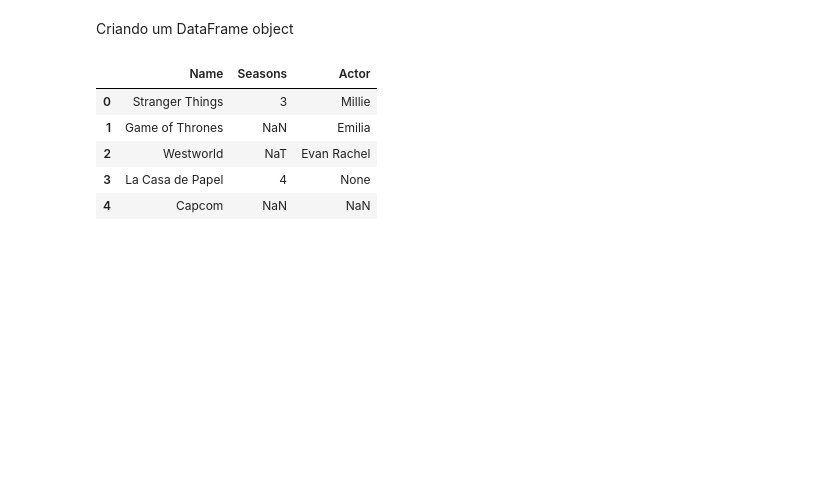
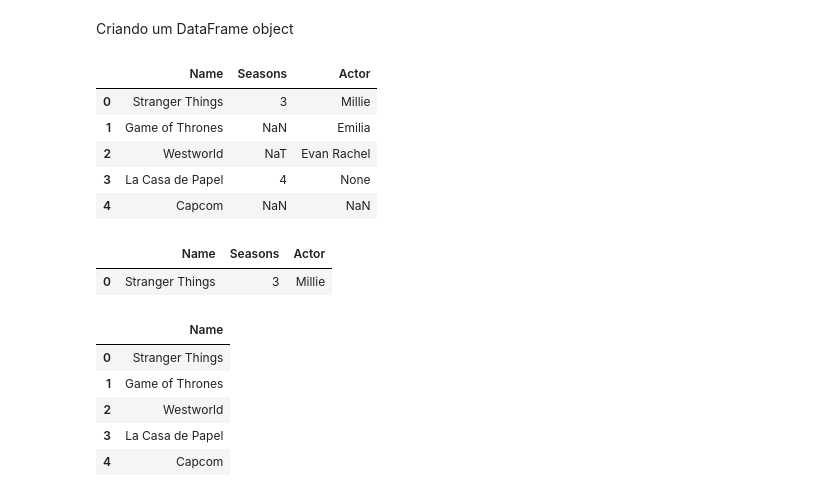
Before and after one commit to rodrigoluciano/r-d_ciencia_e_analise_de_dados, a Jupyter notebook: DataScience.ipynb, the cells around one changed output. Drawn from its saved outputs; the diff is of its cells as text; code cells hidden in the pictures; blank space fills up the shorter version.

```diff
--- a/DataScience.ipynb
+++ b/DataScience.ipynb
@@ -265,3 +267,20 @@ df_movie_series_object
 | 2 | Westworld | NaT | Evan Rachel |
 | 3 | La Casa de Papel | 4 | None |
 | 4 | Capcom | NaN | NaN |
+# %%
+df_movie_series_object_row_none = df_movie_series_object.dropna()
+df_movie_series_object_row_none
+# %% [output]
+|  | Name | Seasons | Actor |
+| 0 | Stranger Things | 3 | Millie |
+# %%
+df_movie_series_object_column_none = df_movie_series_object.dropna(axis=1)
+# %%
+df_movie_series_object_column_none
+# %% [output]
+|  | Name |
+| 0 | Stranger Things |
+| 1 | Game of Thrones |
+| 2 | Westworld |
+| 3 | La Casa de Papel |
+| 4 | Capcom |
```
Also changed, not shown: parts of 7 cells of this notebook.
